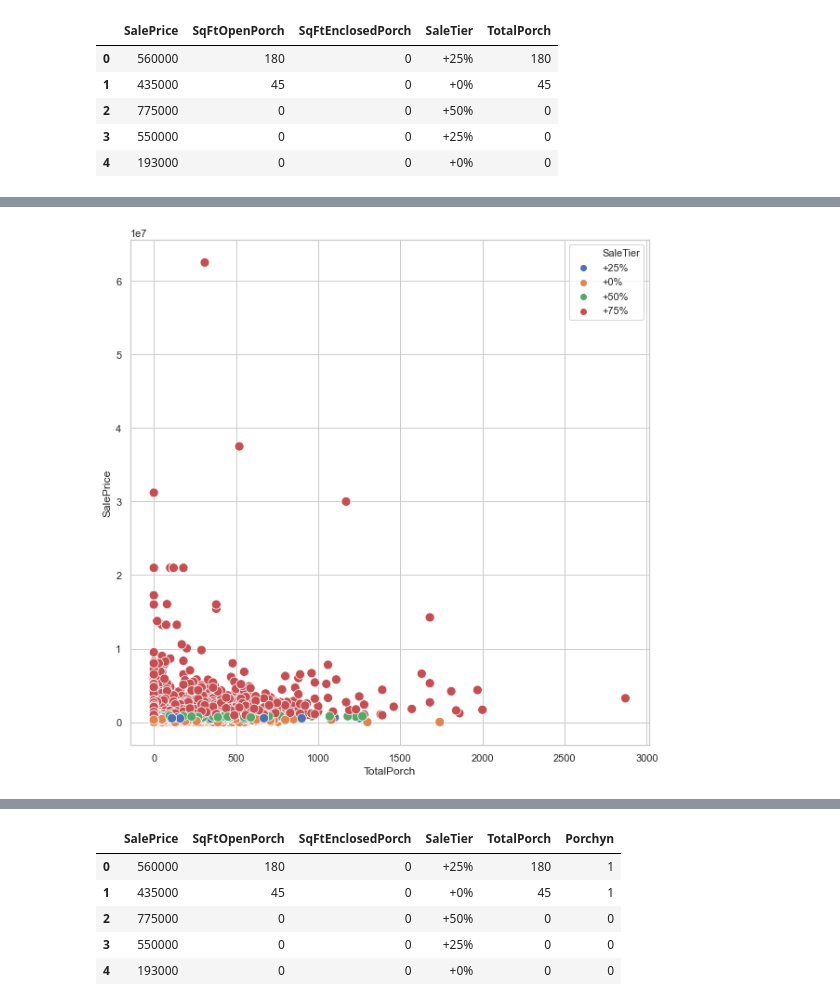
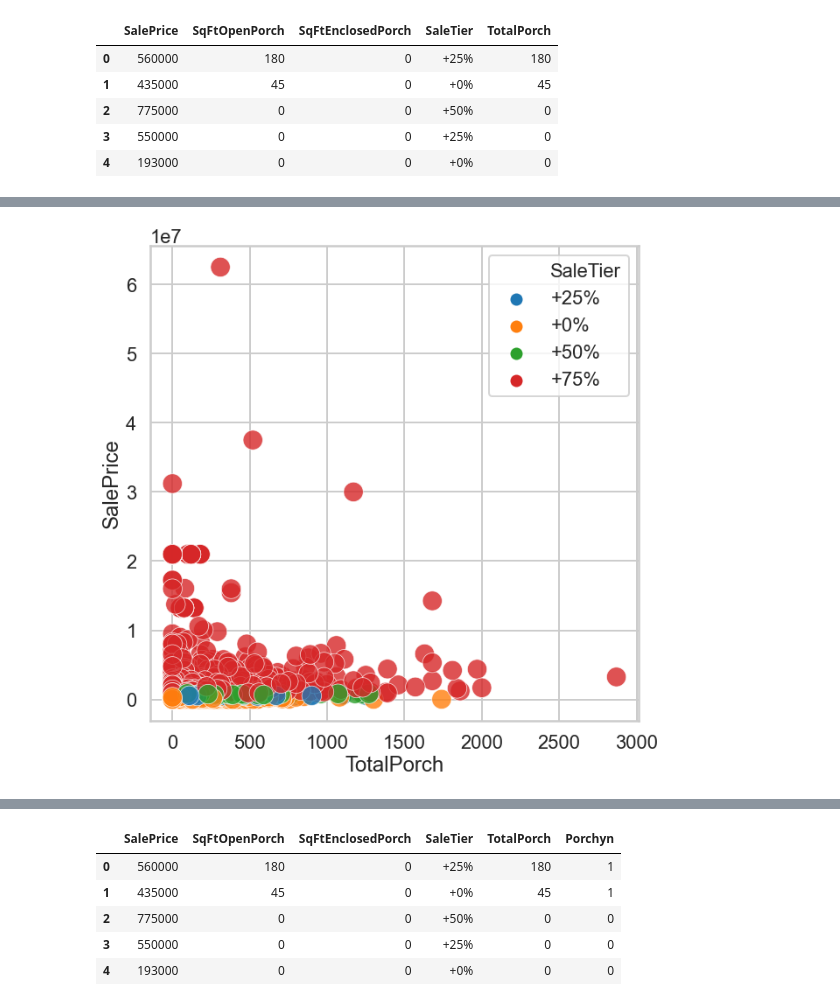
Before and after one commit to ghPRao/phase_2_project_chicago-sf-seattle-ds-082420, a Jupyter notebook: andrew_PR_EDA.ipynb, the cells around one changed output, grey strips where cells are left out. Cells and saved outputs as stored; diff of their text form; code cells hidden in the pictures.

Commit message:
visualization update 1

```diff
--- a/andrew_PR_EDA.ipynb
+++ b/andrew_PR_EDA.ipynb
@@ -576,6 +554,7 @@ TypeError: sale_tier() missing 1 required positional argument: 's'
 # %%
 df_porch['SaleTier'] = df_porch['SalePrice'].apply(lambda x: sale_tier(x))
 # %%
+sns.set_context("notebook")
 fig, ax = plt.subplots(figsize=(10, 10))
 ax = sns.scatterplot(data=df_porch, x="SqFtEnclosedPorch", y="SqFtOpenPorch", hue = 'SaleTier', s=100)
 # %% [output]
@@ -582,0 +562,4 @@ ax = sns.scatterplot(data=df_porch, x="SqFtEnclosedPorch", y="SqFtOpenPorch", hu
+# %%
+sns.set_context("paper")
+fig, ax = plt.subplots(figsize=(10, 10))
+ax = sns.scatterplot(data=df_porch, x="SqFtEnclosedPorch", y="SqFtOpenPorch", hue = 'SaleTier', s=100)
@@ -582,0 +568,4 @@ ax = sns.scatterplot(data=df_porch, x="SqFtEnclosedPorch", y="SqFtOpenPorch", hu
+# %%
+sns.set_context("talk")
+fig, ax = plt.subplots(figsize=(10, 10))
+ax = sns.scatterplot(data=df_porch, x="SqFtEnclosedPorch", y="SqFtOpenPorch", hue = 'SaleTier', s=100)
@@ -582,0 +574,4 @@ ax = sns.scatterplot(data=df_porch, x="SqFtEnclosedPorch", y="SqFtOpenPorch", hu
+# %%
+sns.set_context("poster")
+fig, ax = plt.subplots(figsize=(10, 10))
+ax = sns.scatterplot(data=df_porch, x="SqFtEnclosedPorch", y="SqFtOpenPorch", hue = 'SaleTier', s=100)
@@ -619,6 +616,6 @@ Warnings:
 [1] Standard Errors assume that the covariance matrix of the errors is correctly specified.
 # %%
 fig, ax = plt.subplots(figsize=(10, 10))
-ax = sns.scatterplot(data=df_porch, x="TotalPorch", y="SalePrice", hue = 'SaleTier', s=100)
+ax = sns.scatterplot(data=df_porch, x="TotalPorch", y="SalePrice", hue = 'SaleTier', alpha = 0.8, s=500)
 # %% [output]
-[figure, old version]
+[figure, new version]
```
Also changed, not shown: parts of 82 cells of this notebook.
